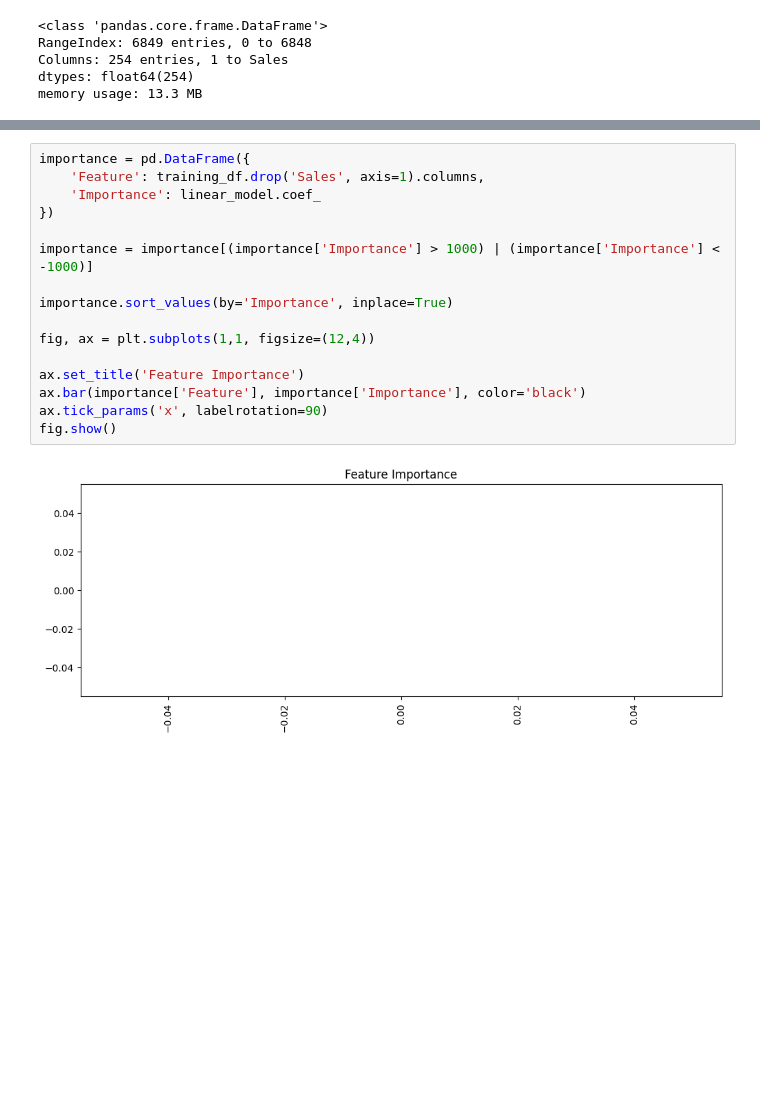
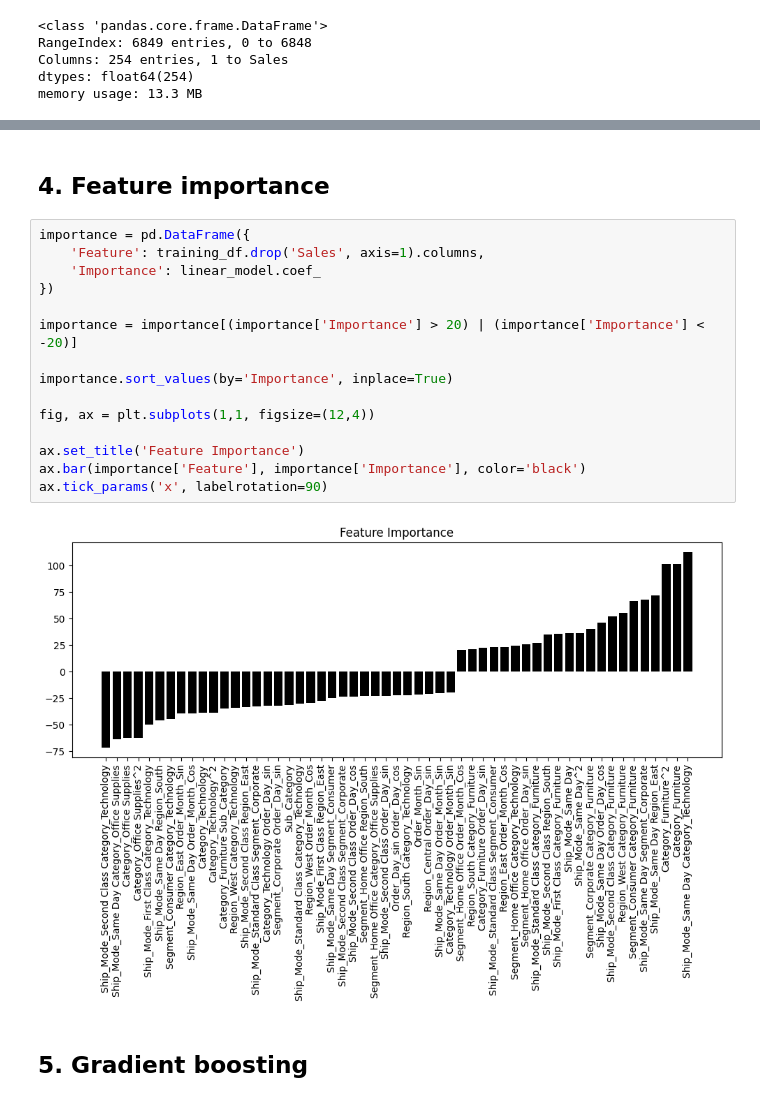
Before and after one commit to 4GeeksAcademy/gperdrizet-holmes-final-project, a Jupyter notebook: notebooks/02-sales.ipynb, the cells around one changed output, grey strips where cells are left out. Cells and saved outputs as stored; diff of their text form; blank space fills up the shorter version.

```diff
--- a/notebooks/02-sales.ipynb
+++ b/notebooks/02-sales.ipynb
@@ -124,19 +78,22 @@ Testing RMSE = 478.074
+# %% [markdown]
+## 4. Feature importance
 # %%
 importance = pd.DataFrame({
     'Feature': training_df.drop('Sales', axis=1).columns,
     'Importance': linear_model.coef_
 })
 
-importance = importance[(importance['Importance'] > 1000) | (importance['Importance'] < -1000)]
+importance = importance[(importance['Importance'] > 20) | (importance['Importance'] < -20)]
 
 importance.sort_values(by='Importance', inplace=True)
 
 fig, ax = plt.subplots(1,1, figsize=(12,4))
 
 ax.set_title('Feature Importance')
 ax.bar(importance['Feature'], importance['Importance'], color='black')
 ax.tick_params('x', labelrotation=90)
-fig.show()
 # %% [output]
-[figure, old version]
+[figure, new version]
+# %% [markdown]
+## 5. Gradient boosting
 # %%
```
Also changed, not shown: parts of 14 cells of this notebook.
